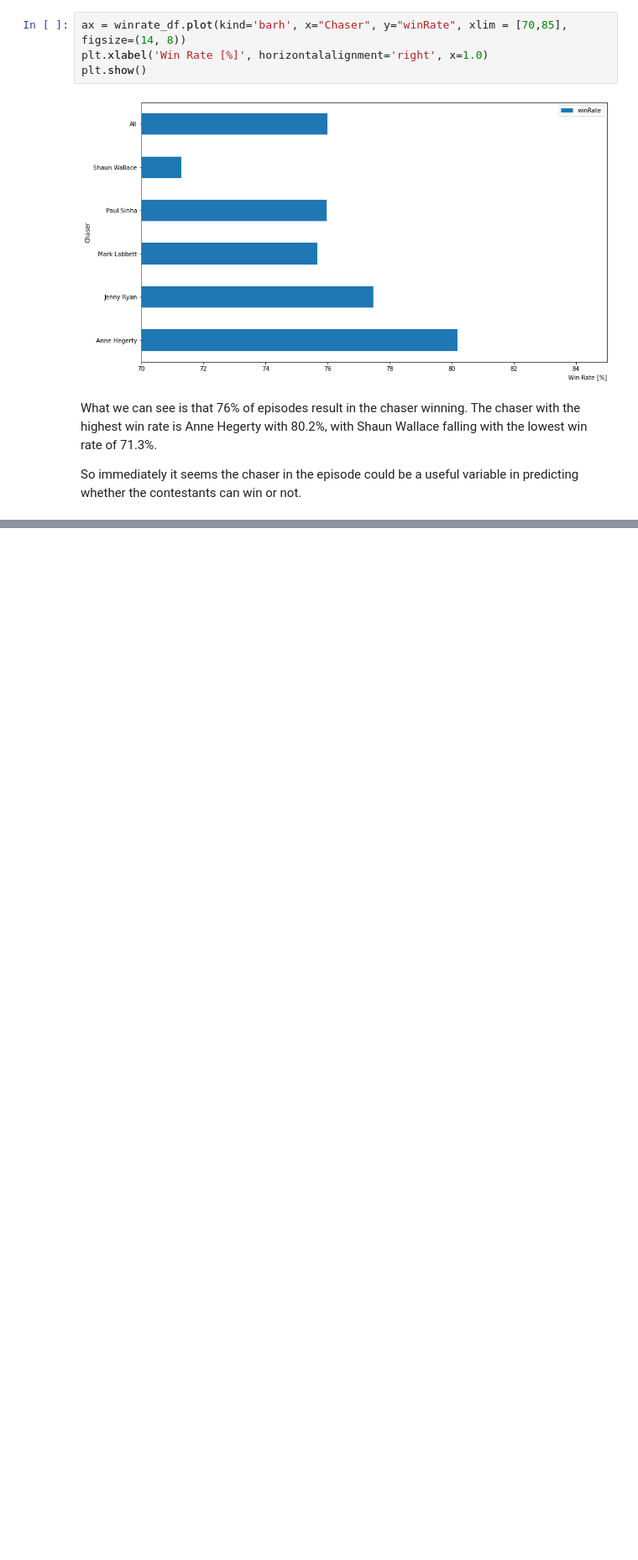
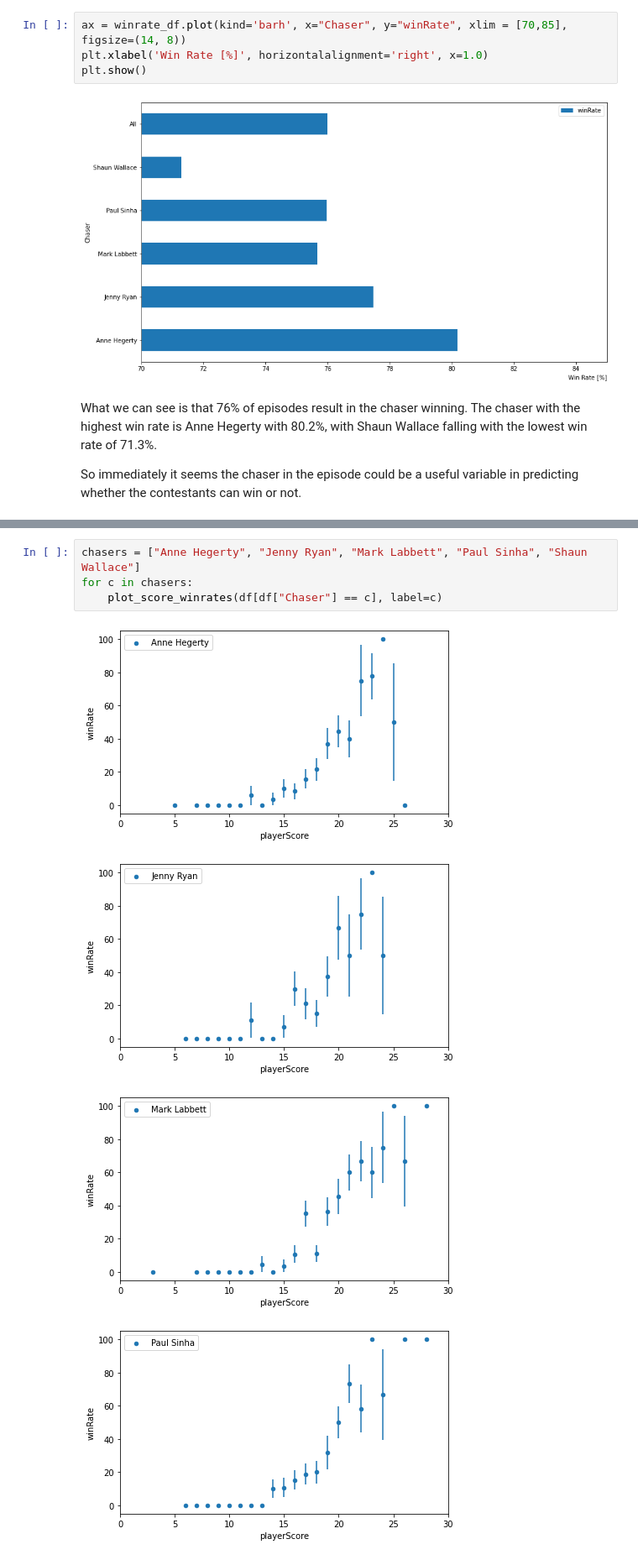
Before and after one commit to hjlyons/ClassicProjects, a Jupyter notebook: TheChase/Simple_EDA.ipynb, the cells around one changed output, grey strips where cells are left out. Shown at 84% size. Drawn from its saved outputs; the diff is of its cells as text; blank space fills up the shorter version.

```diff
--- a/TheChase/Simple_EDA.ipynb
+++ b/TheChase/Simple_EDA.ipynb
@@ -43,0 +91,9 @@ So immediately it seems the chaser in the episode could be a useful variable in
+# %%
+chasers = ["Anne Hegerty", "Jenny Ryan", "Mark Labbett", "Paul Sinha", "Shaun Wallace"]
+for c in chasers:
+    plot_score_winrates(df[df["Chaser"] == c], label=c)
+# %% [output]
+[figure, added]
+[figure, added]
+[figure, added]
+[figure, added]
```
Also changed, not shown: parts of 9 cells of this notebook.
